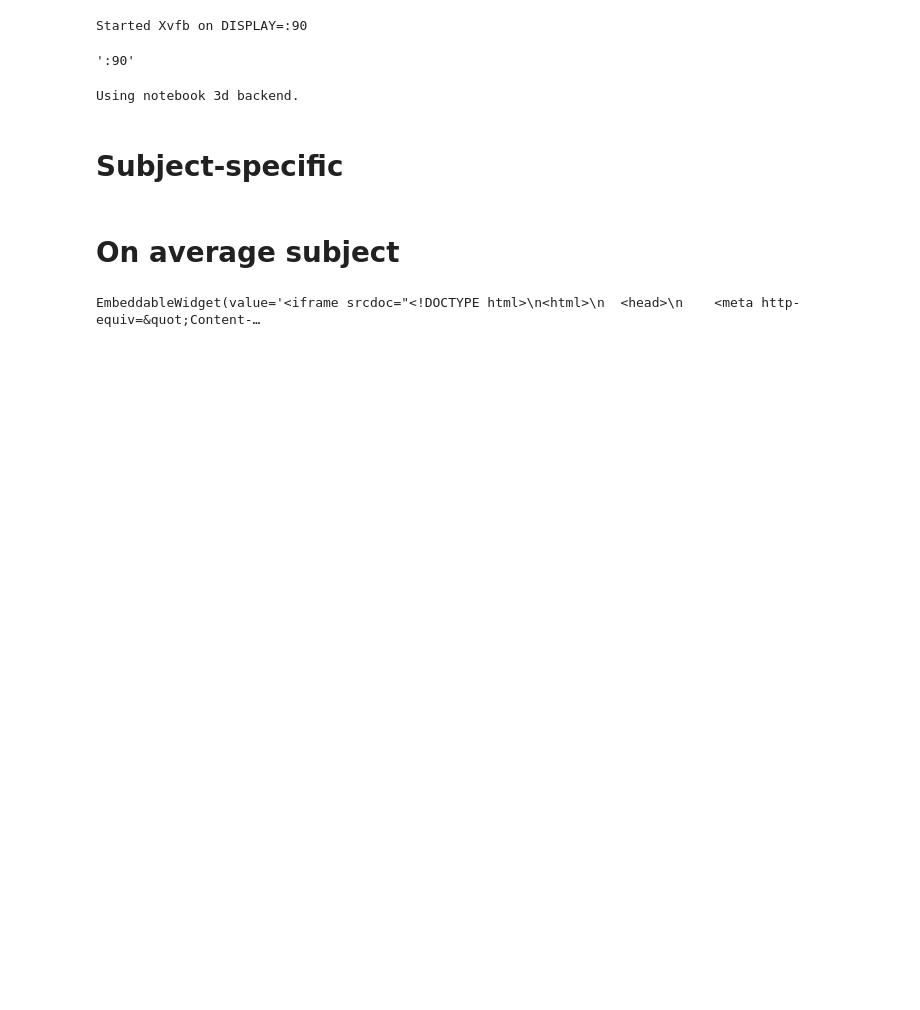
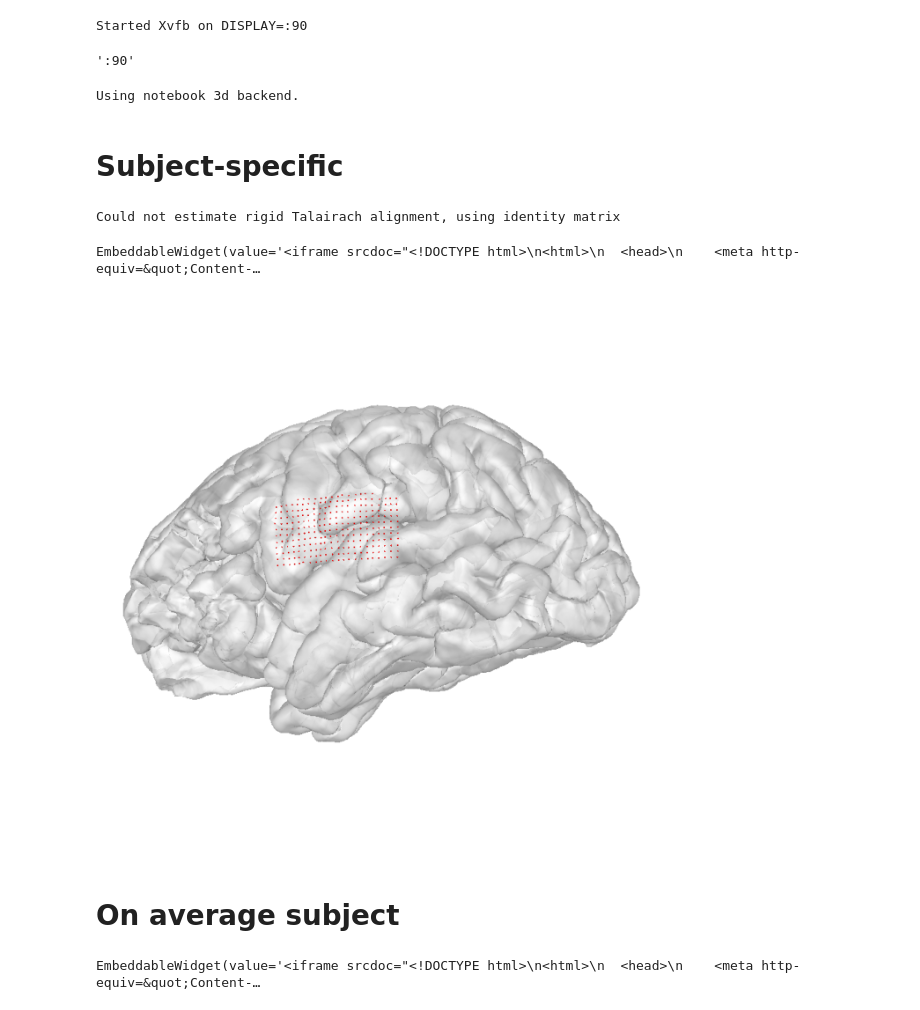
Before and after one commit to coganlab/intraop_bids, a Jupyter notebook: visualization/loc/brainplot.ipynb, the cells around one changed output. Cells and saved outputs as stored; diff of their text form; code cells hidden in the pictures; blank space fills up the shorter version.

```diff
--- a/visualization/loc/brainplot.ipynb
+++ b/visualization/loc/brainplot.ipynb
@@ -84,35 +84,40 @@ from mri import plot_subj, plot_subjs_on_avg
 # %% [markdown]
 # Subject-specific
 # %%
-# brain = plot_subj(
-#     'S86',
-#     surface='pial',
-#     brain_kwargs={
-#         'cortex': [0.900, 0.900, 0.900],
-#         # 'cortex': 'ivory',
-#         'alpha': 0.7,
-#         'background': 'white',
-#         'show': False,
-#     },
-#     elec_kwargs={
-#         'color': 'red',
-#         'scale_factor': 0.05,
-#         'micro_scale_factor': 1.3,
-#         'map_surface': None},
-# )
-# brain.show_view('lateral')
-# brain._renderer.plotter.show(jupyter_backend='html')
+brain = plot_subj(
+    'S41',
+    surface='pial',
+    brain_kwargs={
+        'cortex': [0.900, 0.900, 0.900],
+        # 'cortex': 'ivory',
+        'alpha': 0.7,
+        'background': 'white',
+        'show': False,
+    },
+    elec_kwargs={
+        'color': 'red',
+        'scale_factor': 0.05,
+        'micro_scale_factor': 1.3,
+        'map_surface': None},
+)
+brain.show_view('lateral')
+brain._renderer.plotter.show(jupyter_backend='html')
+# %% [output]
+Could not estimate rigid Talairach alignment, using identity matrix
+EmbeddableWidget(value='<iframe srcdoc="<!DOCTYPE html>\n<html>\n  <head>\n    <meta http-equiv=&quot;Content-…
 # %%
-# # brain.show_view('frontal', azimuth=95, elevation=95)
-# brain.show_view('lateral')
-# img = brain.screenshot()
+# brain.show_view('frontal', azimuth=95, elevation=95)
+brain.show_view('lateral')
+img = brain.screenshot()
 
-# fig = plt.figure(figsize=(8,8))
-# ax = fig.add_subplot(111)
-# ax.imshow(img)
-# ax.axis('off')
+fig = plt.figure(figsize=(8,8))
+ax = fig.add_subplot(111)
+ax.imshow(img)
+ax.axis('off')
 
-# plt.show()
+plt.show()
+# %% [output]
+[figure, added]
 # %% [markdown]
 # On average subject
 # %%
```
Also changed, not shown: parts of 2 cells of this notebook, 1 other file.
